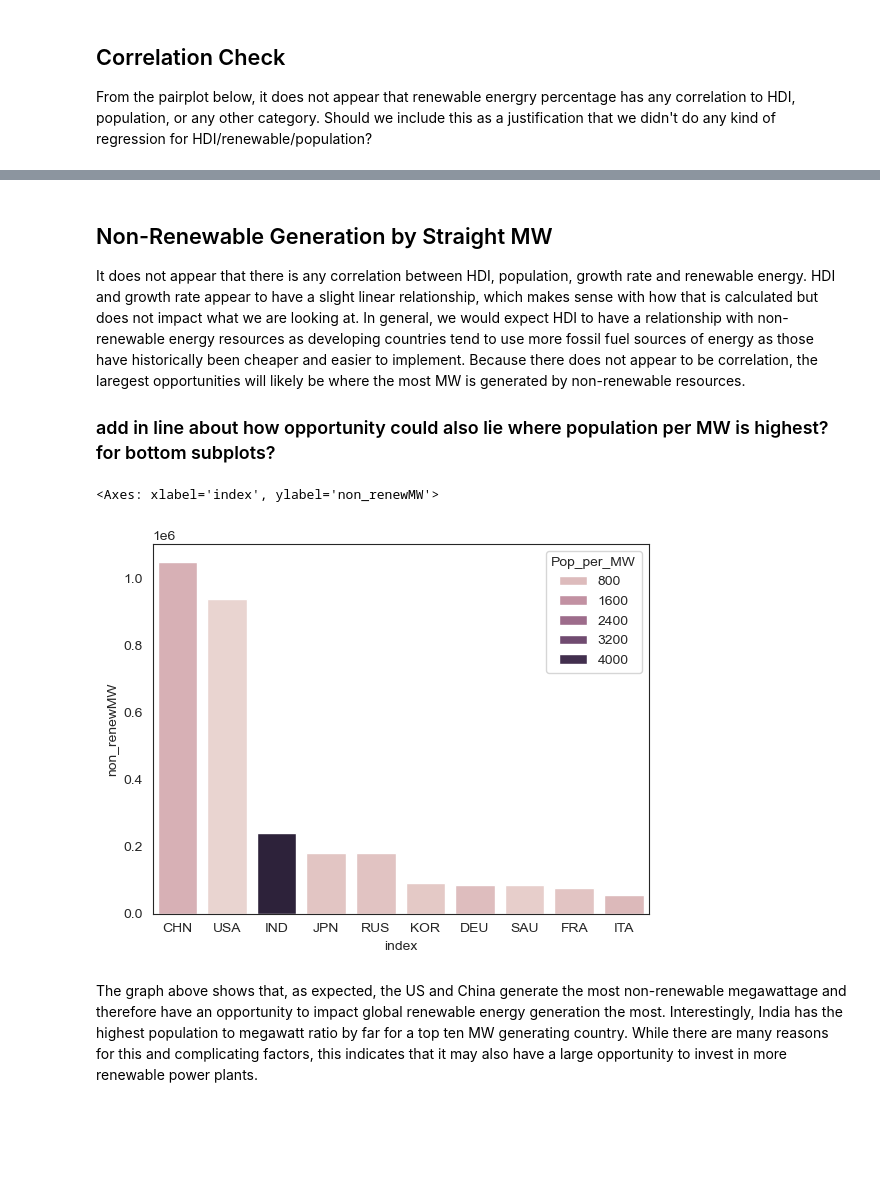
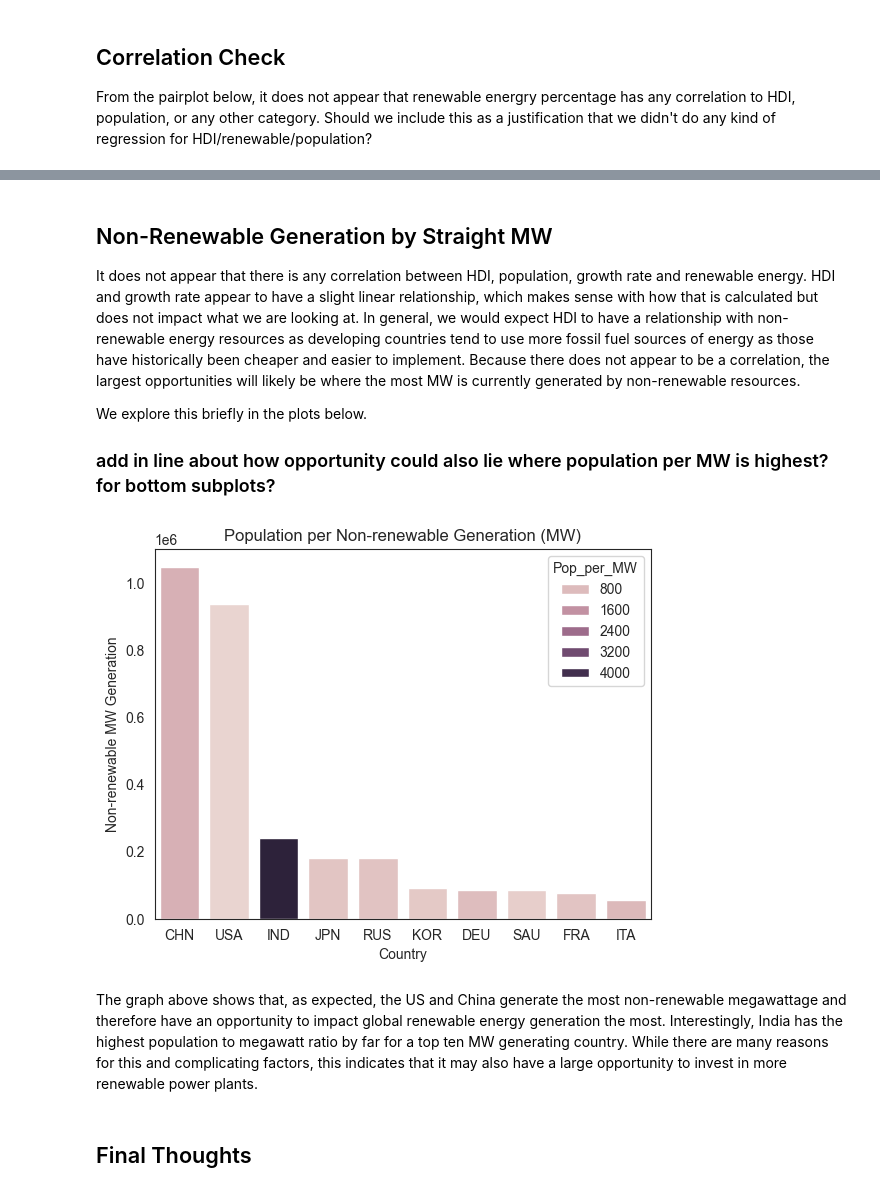
Before and after one commit to jlstjohn/coil_project, a Jupyter notebook: global_power_plant_project/gpp_final.ipynb, the cells around one changed output, grey strips where cells are left out. Saved outputs shown, nothing was run; the diff lists cells and outputs as text; code cells hidden in the pictures; blank space fills up the shorter version.

Commit message:
Add files via upload
Add additional explanations, general clean up

```diff
--- a/global_power_plant_project/gpp_final.ipynb
+++ b/global_power_plant_project/gpp_final.ipynb
@@ -308,7 +311,7 @@ gpp_data.head()
 hdiColumns = ['iso3', 'country', 'hdi_2000', 'hdi_2009', 'hdi_2010', 'hdi_2012', 'hdi_2013',
               'hdi_2014', 'hdi_2015', 'hdi_2016', 'hdi_2017', 'hdi_2018', 'hdi_2019']
 
-hdiData = pd.read_csv("HDR23-24_Composite_indices_complete_time_series.csv", usecols=hdiColumns,
+hdiData = pd.read_csv("Global_PowerPlant_Project/HDR23-24_Composite_indices_complete_time_series.csv", usecols=hdiColumns,
                       low_memory=False, encoding='latin-1')
 
 hdiData.head()
@@ -695,8 +700,9 @@ sns.pairplot(percent_data_hdi_full);
 # %% [markdown]
 ## Non-Renewable Generation by Straight MW
 
-It does not appear that there is any correlation between HDI, population, growth rate and renewable energy. HDI and growth rate appear to have a slight linear relationship, which makes sense with how that is calculated but does not impact what we are looking at. In general, we would expect HDI to have a relationship with non-renewable energy resources as developing countries tend to use more fossil fuel sources of energy as those have historically been cheaper and easier to implement. Because there does not appear to be correlation, the laregest opportunities will likely be where the most MW is generated by non-renewable resources.
+It does not appear that there is any correlation between HDI, population, growth rate and renewable energy. HDI and growth rate appear to have a slight linear relationship, which makes sense with how that is calculated but does not impact what we are looking at. In general, we would expect HDI to have a relationship with non-renewable energy resources as developing countries tend to use more fossil fuel sources of energy as those have historically been cheaper and easier to implement. Because there does not appear to be a correlation, the largest opportunities will likely be where the most MW is currently generated by non-renewable resources.
 
+We explore this briefly in the plots below.
 ### add in line about how opportunity could also lie where population per MW is highest? for bottom subplots?
 # %%
 #Calculate population per MW
@@ -712,16 +718,18 @@ topOpp = percent_data_hdi_full.sort_values(by="non_renewMW", ascending=False)[:1
 # %%
 #Graph non-renewableMW
 # sns.barplot(data=topOpp, x='index', y="non_renewMW", hue='index')
 # sns.barplot(data=topOpp, x='index', y="non_renewMW", hue='HDI')
 # sns.barplot(data=topOpp, x='index', y="non_renewMW", hue='Population')
 # sns.barplot(data=topOpp, x='index', y="non_renewMW", hue='Growth Rate %')
 sns.barplot(data=topOpp, x='index', y="non_renewMW", hue='Pop_per_MW')
-
-
+plt.xlabel('Country')
+plt.ylabel('Non-renewable MW Generation')    # is this right? lol
+plt.title('Population per Non-renewable Generation (MW)');
 
 # topOpp
 # %% [output]
-<Axes: xlabel='index', ylabel='non_renewMW'>
-[figure, old version]
+[figure, new version]
 # %% [markdown]
 The graph above shows that, as expected, the US and China generate the most non-renewable megawattage and therefore have an opportunity to impact global renewable energy generation the most. Interestingly, India has the highest population to megawatt ratio by far for a top ten MW generating country. While there are many reasons for this and complicating factors, this indicates that it may also have a large opportunity to invest in more renewable power plants.
+# %% [markdown]
+## Final Thoughts
```
Also changed, not shown: parts of 33 cells of this notebook.
